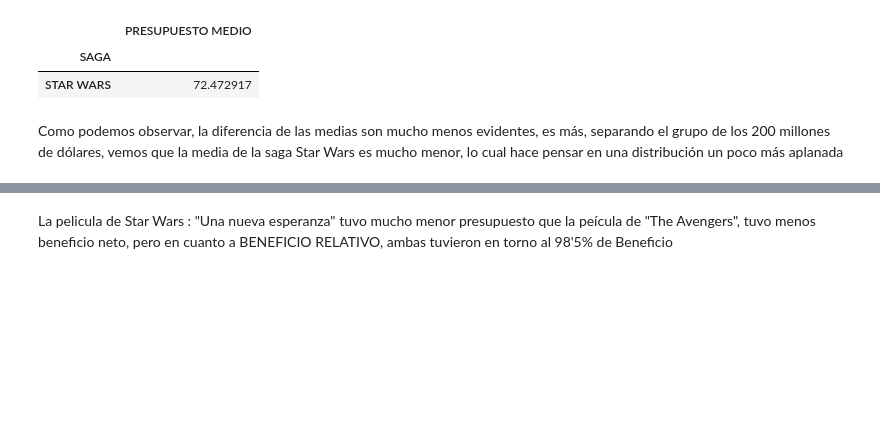
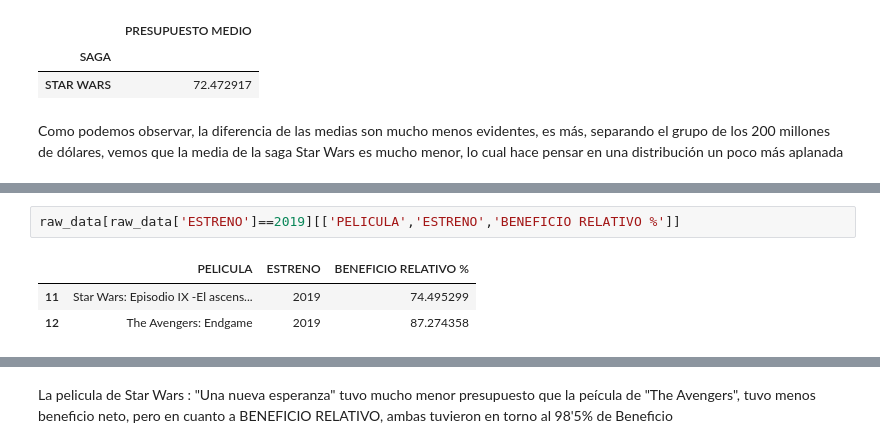
Before and after one commit to AferriDaniel/sw_vs_avengers, a Jupyter notebook: Analisis.ipynb, the cells around one changed output, grey strips where cells are left out. Cells and saved outputs as stored; diff of their text form; blank space fills up the shorter version.

```diff
--- a/Analisis.ipynb
+++ b/Analisis.ipynb
@@ -446,6 +495,12 @@ alt.Chart(source).mark_bar().encode(
 ).properties(width=600,title='Relación de peliculas por beneficio neto')
 # %% [output]
 [interactive output not drawn]
+# %%
+raw_data[raw_data['ESTRENO']==2019][['PELICULA','ESTRENO','BENEFICIO RELATIVO %']]
+# %% [output]
+|  | PELICULA | ESTRENO | BENEFICIO RELATIVO % |
+| 11 | Star Wars: Episodio IX -El ascens... | 2019 | 74.495299 |
+| 12 | The Avengers: Endgame | 2019 | 87.274358 |
 # %%
 source = raw_data
 
```
Also changed, not shown: parts of 16 cells of this notebook.
